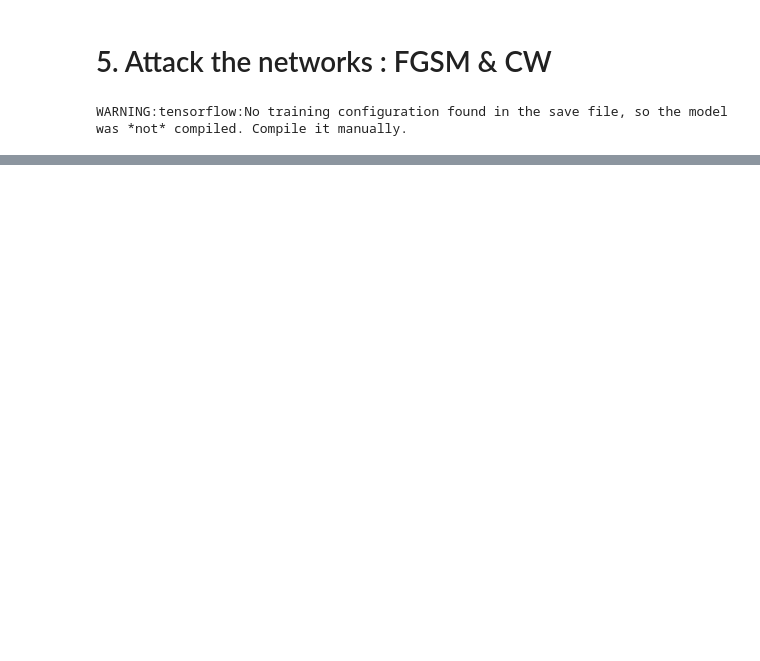
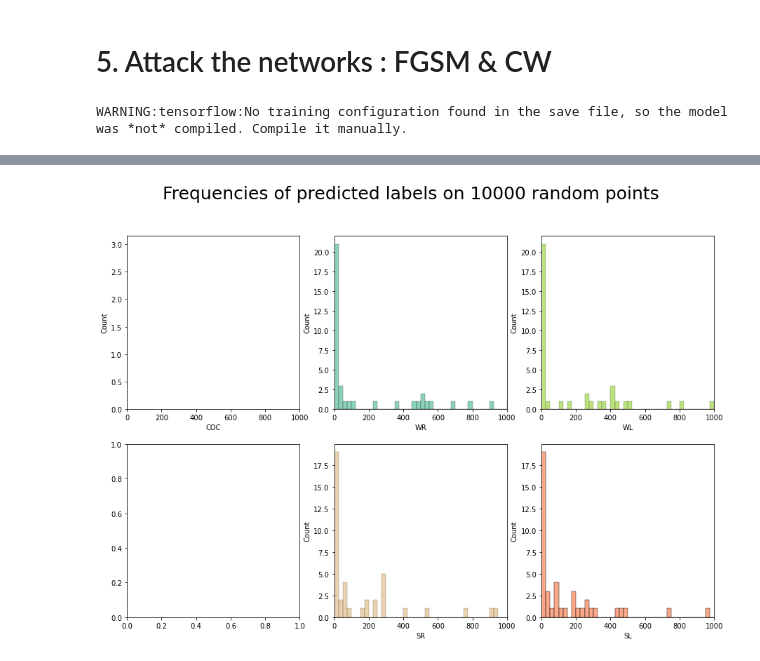
Before and after one commit to thomasghobril/adversarial-attack, a Jupyter notebook: fgsm_cw_TOM.ipynb, the cells around one changed output, grey strips where cells are left out. Saved outputs shown, nothing was run; the diff lists cells and outputs as text; code cells hidden in the pictures; blank space fills up the shorter version.

Commit message:
freq plot for predictions

```diff
--- a/fgsm_cw_TOM.ipynb
+++ b/fgsm_cw_TOM.ipynb
@@ -494,0 +195,2 @@ AttributeError: module 'seaborn' has no attribute 'histplot'
+# %%
+freq = get_label_frequency(10000, show=True)
@@ -494,0 +229,10 @@ AttributeError: module 'seaborn' has no attribute 'histplot'
+# %%
+ACAS_labels = ["COC","WR","WL","SR","SL"]
+# %%
+multiplot_pos = [(0,0),(0,1),(0,2),(1,1),(1,2)]
+labels_color = [(0.5529411764705883, 0.6274509803921569, 0.796078431372549),
+                (0.4, 0.7607843137254902, 0.6470588235294118),
+                (0.6509803921568628, 0.8470588235294118, 0.32941176470588235),
+                (0.8980392156862745, 0.7686274509803922, 0.5803921568627451),
+                (0.9882352941176471, 0.5529411764705883, 0.3843137254901961)]
+sns.color_palette("Set2")
@@ -494,0 +248,3 @@ AttributeError: module 'seaborn' has no attribute 'histplot'
+# %%
+df_freq = pd.DataFrame(freq, columns = ACAS_labels)
+df_freq.head()
@@ -494,0 +258,13 @@ AttributeError: module 'seaborn' has no attribute 'histplot'
+# %%
+fig, axes = plt.subplots(2, 3, figsize=(15, 10)) #, sharey=True)
+fig.suptitle("Frequencies of predicted labels on {0} random points".format(np.sum(freq[0,:])), size=25)
+
+bar_width = 25
+
+for k in range(5):
+    sns.histplot(ax=axes[multiplot_pos[k]], data = df_freq[ACAS_labels[k]], binwidth = bar_width, color = labels_color[k])
+    axes[multiplot_pos[k]].set_xlim(0,1000)
+
+plt.show()
+# %% [output]
+[figure, added]
```
Also changed, not shown: parts of 66 cells of this notebook, 1 other file.
